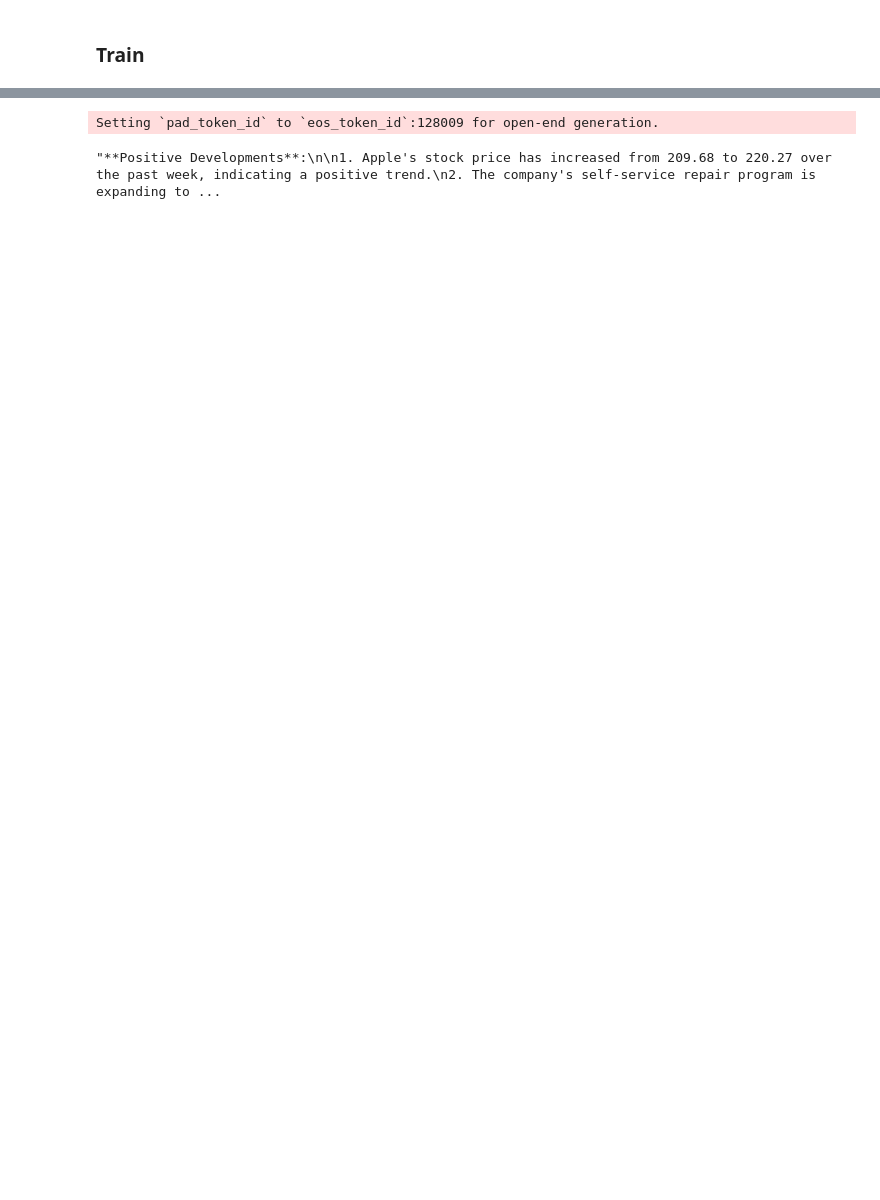
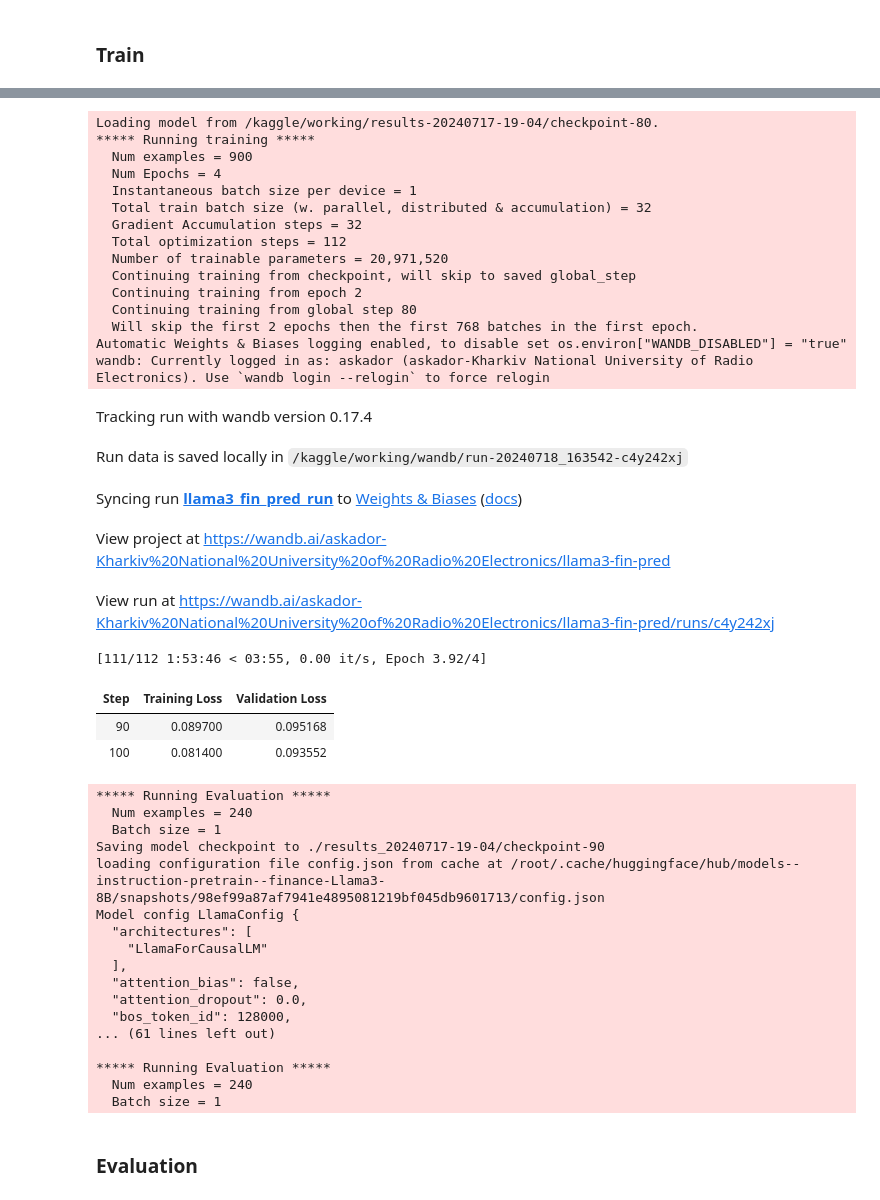
Before and after one commit to askador/llml-4-fin-prediction, a Jupyter notebook: LLM-fine-tuning.ipynb, the cells around one changed output, grey strips where cells are left out. Saved outputs shown, nothing was run; the diff lists cells and outputs as text; code cells hidden in the pictures; blank space fills up the shorter version.

Commit message:
retrained and evaluated the model

```diff
--- a/LLM-fine-tuning.ipynb
+++ b/LLM-fine-tuning.ipynb
@@ -710,6 +806,12 @@ lora_config = LoraConfig(
     task_type="CAUSAL_LM",
 )
 
+model.gradient_checkpointing_enable()
+model.enable_input_require_grads()
+model.is_parallelizable = True
+model.model_parallel = True
+model.model.config.use_cache = False
+
 peft_model = get_peft_model(model, lora_config)
 # %%
 current_time = datetime.now().strftime('%Y%m%d-%H-%M')
@@ -724,7 +826,7 @@ optimizer = AdamW(
 
 training_args = TrainingArguments(
     output_dir=f"./results_{current_time}",
-    num_train_epochs=2,
+    num_train_epochs=4,
     per_device_train_batch_size=1,
     per_device_eval_batch_size=1,
     log_level='info',
@@ -768,6 +888,2 @@ Using auto half precision backend
 # %% [markdown]
 ### Train
-# %%
-trainer.train(resume_from_checkpoint=True)
-
-trainer.save_model(training_args.output_dir)
@@ -985,10 +889,0 @@ Deleting older checkpoint [results_20240702-22-31/checkpoint-10] due to args.sav
-# %%
-model_path = '/kaggle/input/fine-tuned-llama3-fin-pred-model/transformers/fin-pred-1/1'
-
-bnb_config = BitsAndBytesConfig(
-    load_in_4bit=True,
-    bnb_4bit_quant_type="nf4",
-    bnb_4bit_compute_dtype=torch.float16,
-    bnb_4bit_use_double_quant=True,
-)
-model = AutoModelForCausalLM.from_pretrained(model_path, quantization_config=bnb_config, device_map="auto", attn_implementation="eager")
@@ -1149,8 +890,49 @@ prompt
-# %%
-completion = llama3(prompt)
-# %% [output]
-Setting `pad_token_id` to `eos_token_id`:128009 for open-end generation.
-# %%
-completion[0]['generated_text'][len(prompt):]
-# %% [output]
-"**Positive Developments**:\n\n1. Apple's stock price has increased from 209.68 to 220.27 over the past week, indicating a positive trend.\n2. The company's self-service repair program is expanding to ...
+# %%
+trainer.train()
+
+trainer.save_model(f"{training_args.output_dir}/trainer_model")
+model.save_pretrained(f"{training_args.output_dir}/pretrained")
+# %% [output]
+Loading model from /kaggle/working/results-20240717-19-04/checkpoint-80.
+***** Running training *****
+  Num examples = 900
+  Num Epochs = 4
+  Instantaneous batch size per device = 1
+  Total train batch size (w. parallel, distributed & accumulation) = 32
+  Gradient Accumulation steps = 32
+  Total optimization steps = 112
+  Number of trainable parameters = 20,971,520
+  Continuing training from checkpoint, will skip to saved global_step
+  Continuing training from epoch 2
+  Continuing training from global step 80
+  Will skip the first 2 epochs then the first 768 batches in the first epoch.
+Automatic Weights & Biases logging enabled, to disable set os.environ["WANDB_DISABLED"] = "true"
+wandb: Currently logged in as: askador (askador-Kharkiv National University of Radio Electronics). Use `wandb login --relogin` to force relogin
+Tracking run with wandb version 0.17.4
+Run data is saved locally in /kaggle/working/wandb/run-20240718_163542-c4y242xj
+Syncing run llama3_fin_pred_run to Weights & Biases (docs)
+View project at https://wandb.ai/askador-Kharkiv%20National%20University%20of%20Radio%20Electronics/llama3-fin-pred
+View run at https://wandb.ai/askador-Kharkiv%20National%20University%20of%20Radio%20Electronics/llama3-fin-pred/runs/c4y242xj
+[111/112 1:53:46 < 03:55, 0.00 it/s, Epoch 3.92/4]
+| Step | Training Loss | Validation Loss |
+| 90 | 0.089700 | 0.095168 |
+| 100 | 0.081400 | 0.093552 |
+***** Running Evaluation *****
+  Num examples = 240
+  Batch size = 1
+Saving model checkpoint to ./results_20240717-19-04/checkpoint-90
+loading configuration file config.json from cache at /root/.cache/huggingface/hub/models--instruction-pretrain--finance-Llama3-8B/snapshots/98ef99a87af7941e4895081219bf045db9601713/config.json
+Model config LlamaConfig {
+  "architectures": [
+    "LlamaForCausalLM"
+  ],
+  "attention_bias": false,
+  "attention_dropout": 0.0,
+  "bos_token_id": 128000,
+... (61 lines left out)
+
+***** Running Evaluation *****
+  Num examples = 240
+  Batch size = 1
+# %% [markdown]
+### Evaluation
```
Also changed, not shown: parts of 66 cells of this notebook, 2 other files.
